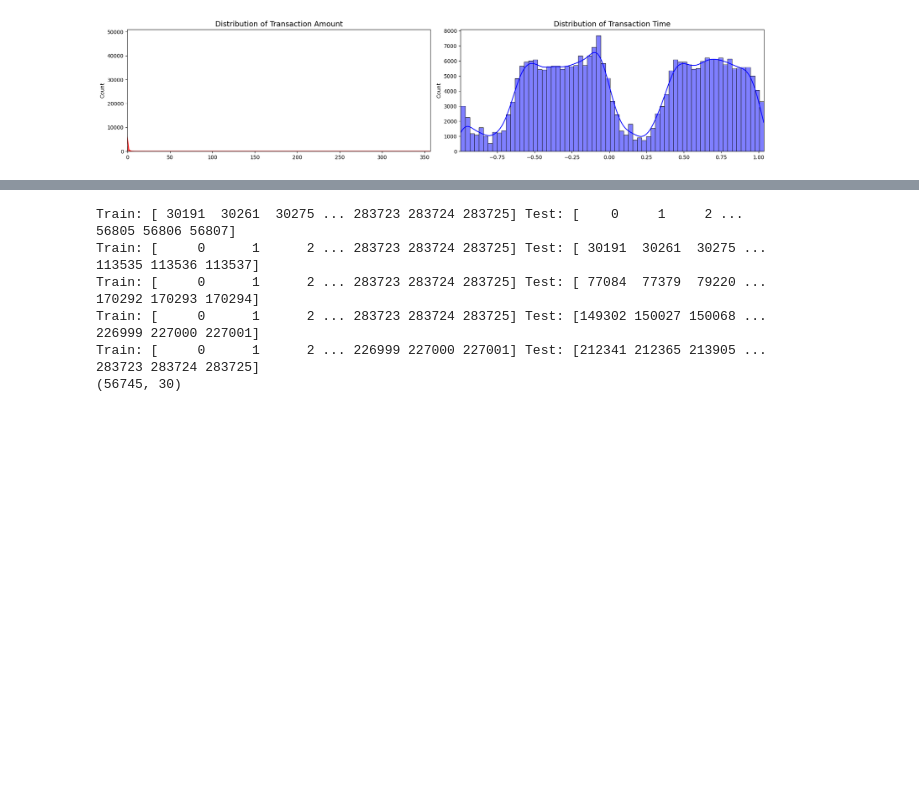
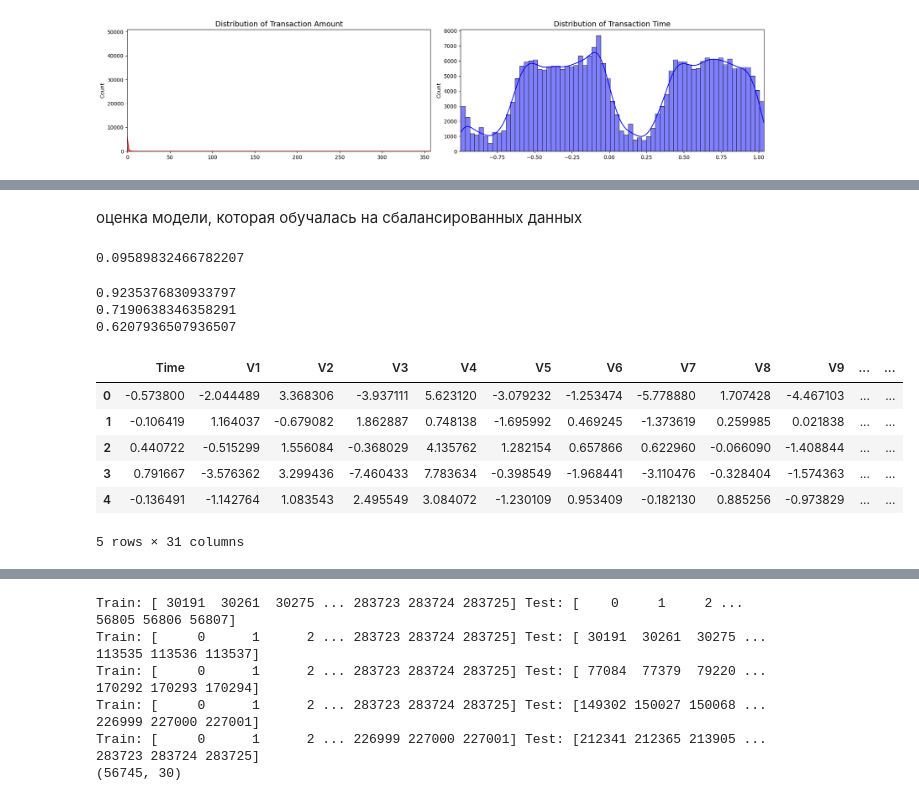
Before and after one commit to skytecat/FraudDetection, a Jupyter notebook: fraud_detection.ipynb, the cells around one changed output, grey strips where cells are left out. Cells and saved outputs as stored; diff of their text form; code cells hidden in the pictures; blank space fills up the shorter version.

```diff
--- a/fraud_detection.ipynb
+++ b/fraud_detection.ipynb
@@ -135,0 +235,6 @@ data[['Time', 'Amount']].head()
+# %%
+from imblearn.under_sampling import RandomUnderSampler
+
+# Балансировка обучающих данных
+rus = RandomUnderSampler(random_state=42)
+X_train_balanced, y_train_balanced = rus.fit_resample(X_train, y_train)
@@ -135,0 +248,30 @@ data[['Time', 'Amount']].head()
+# %% [markdown]
+оценка модели, которая обучалась на сбалансированных данных
+# %%
+from sklearn.linear_model import LogisticRegression
+
+log_m2 = LogisticRegression(max_iter=1000)
+
+log_m2.fit(X_train_balanced, y_train_balanced)
+pred = log_m2.predict(X_test)
+# %%
+from sklearn.metrics import f1_score
+
+print(f1_score(y_test, pred))
+# %% [output]
+0.09589832466782207
+# %%
+from sklearn.model_selection import cross_val_score
+
+score = cross_val_score(log_m2, X_train_balanced, y_train_balanced, cv=5, scoring='f1')
+print(score.mean())
+
+score = cross_val_score(log_m2, X_train, y_train, cv=5, scoring='f1')
+print(score.mean())
+
+score = cross_val_score(log_m2, X_test, y_test, cv=5, scoring='f1')
+print(score.mean())
+# %% [output]
+0.9235376830933797
+0.7190638346358291
+0.6207936507936507
@@ -135,0 +297,15 @@ data[['Time', 'Amount']].head()
+# %%
+new_df = pd.DataFrame(X_train_balanced, columns=X_train.columns)
+new_df['Class'] = y_train_balanced.values  # Добавляем столбец с метками
+
+new_df = new_df.sample(frac=1).reset_index(drop=True) # Перемешивание DataFrame
+# Проверка нового DataFrame
+new_df.head()
+# %% [output]
+|  | Time | V1 | V2 | V3 | V4 | V5 | V6 | V7 | V8 | V9 | ... | ... |
+| 0 | -0.573800 | -2.044489 | 3.368306 | -3.937111 | 5.623120 | -3.079232 | -1.253474 | -5.778880 | 1.707428 | -4.467103 | ... | ... |
+| 1 | -0.106419 | 1.164037 | -0.679082 | 1.862887 | 0.748138 | -1.695992 | 0.469245 | -1.373619 | 0.259985 | 0.021838 | ... | ... |
+| 2 | 0.440722 | -0.515299 | 1.556084 | -0.368029 | 4.135762 | 1.282154 | 0.657866 | 0.622960 | -0.066090 | -1.408844 | ... | ... |
+| 3 | 0.791667 | -3.576362 | 3.299436 | -7.460433 | 7.783634 | -0.398549 | -1.968441 | -3.110476 | -0.328404 | -1.574363 | ... | ... |
+| 4 | -0.136491 | -1.142764 | 1.083543 | 2.495549 | 3.084072 | -1.230109 | 0.953409 | -0.182130 | 0.885256 | -0.973829 | ... | ... |
+5 rows × 31 columns
```
Also changed, not shown: parts of 32 cells of this notebook.
